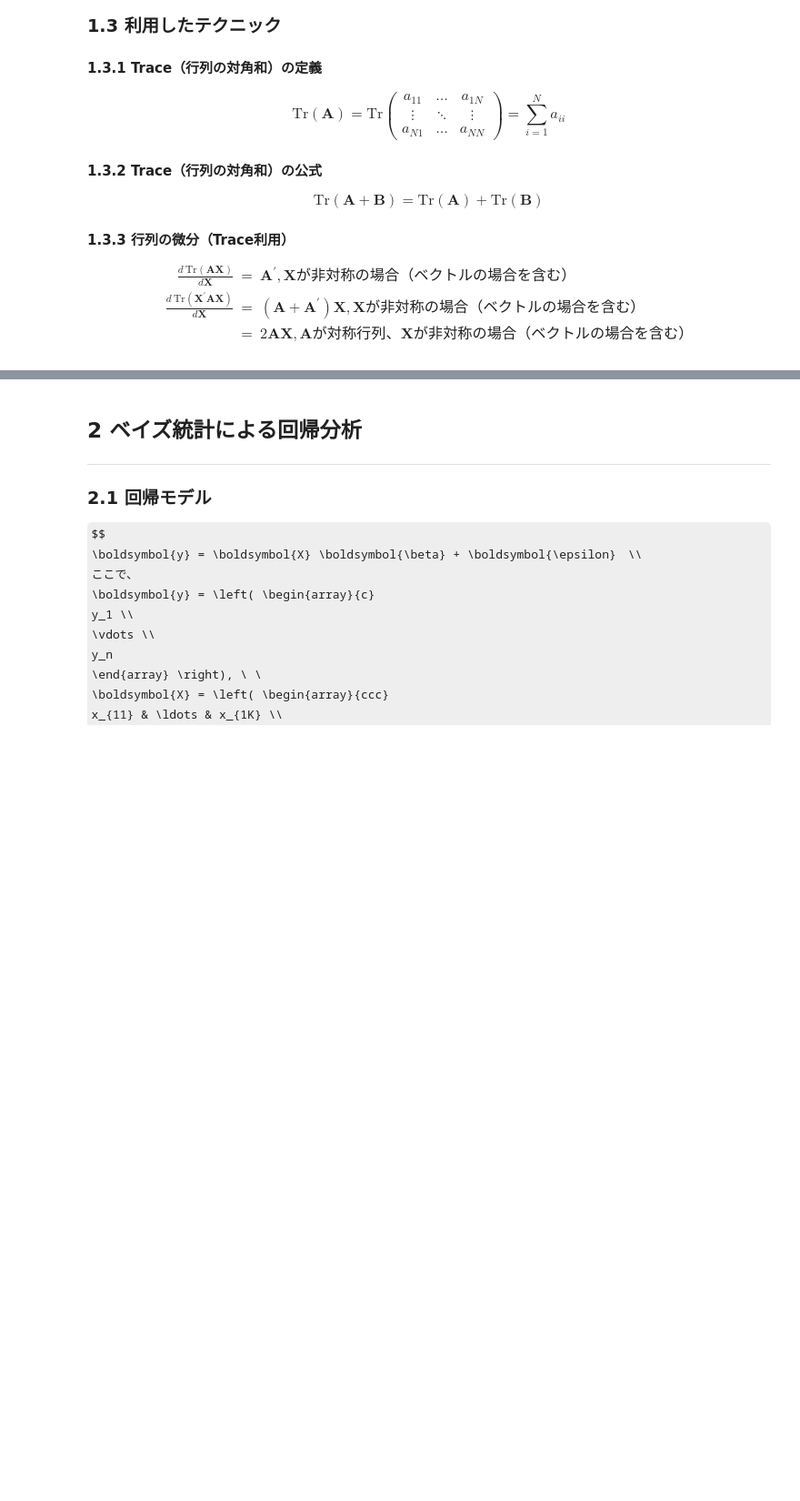
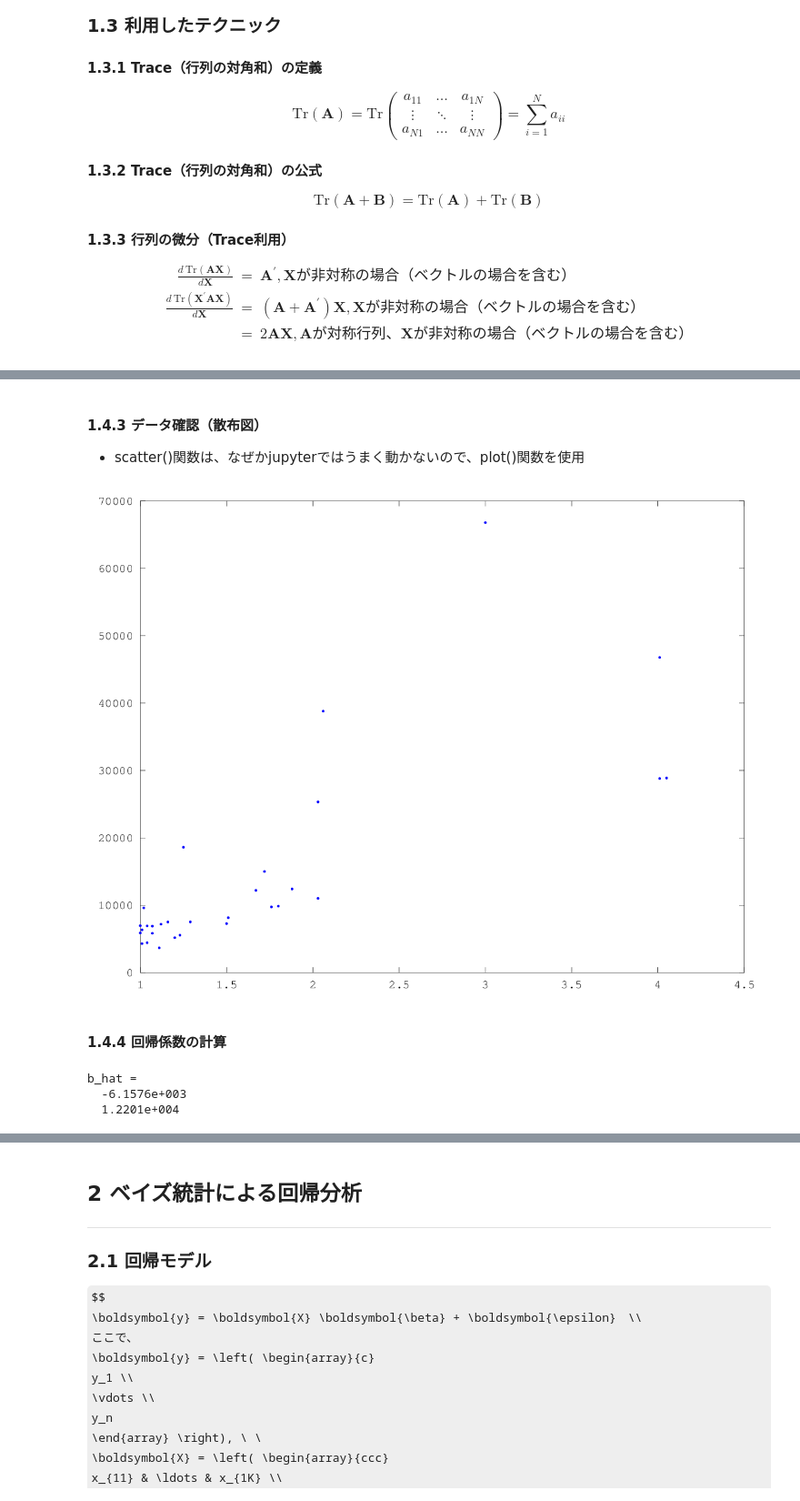
Before and after one commit to HidenobuTokuda/BayesUchi, a Jupyter notebook: regression.ipynb, the cells around one changed output, grey strips where cells are left out. Shown at 91% size. Drawn from its saved outputs; the diff is of its cells as text; code cells hidden in the pictures; some formulas as TeX source; blank space fills up the shorter version.

```diff
--- a/regression.ipynb
+++ b/regression.ipynb
@@ -72,0 +88,23 @@ $$
+# %%
+clear all;
+data = csvread("diamonds.csv")(2:end,:);
+# %% [markdown]
+#### 1.4.3 データ確認（散布図）
+* scatter()関数は、なぜかjupyterではうまく動かないので、plot()関数を使用
+# %%
+plot(data(:,2),data(:,1),".")
+# %% [output]
+[figure, added]
+# %% [markdown]
+#### 1.4.4 回帰係数の計算
+# %%
+n = rows(data);
+
+y = data(:,1);
+X = [ones(n,1),data(:,2)];
+
+b_hat = inv(X'*X)*X'*y
+# %% [output]
+b_hat =
+  -6.1576e+003
+  1.2201e+004
```
Also changed, not shown: parts of 22 cells of this notebook.
